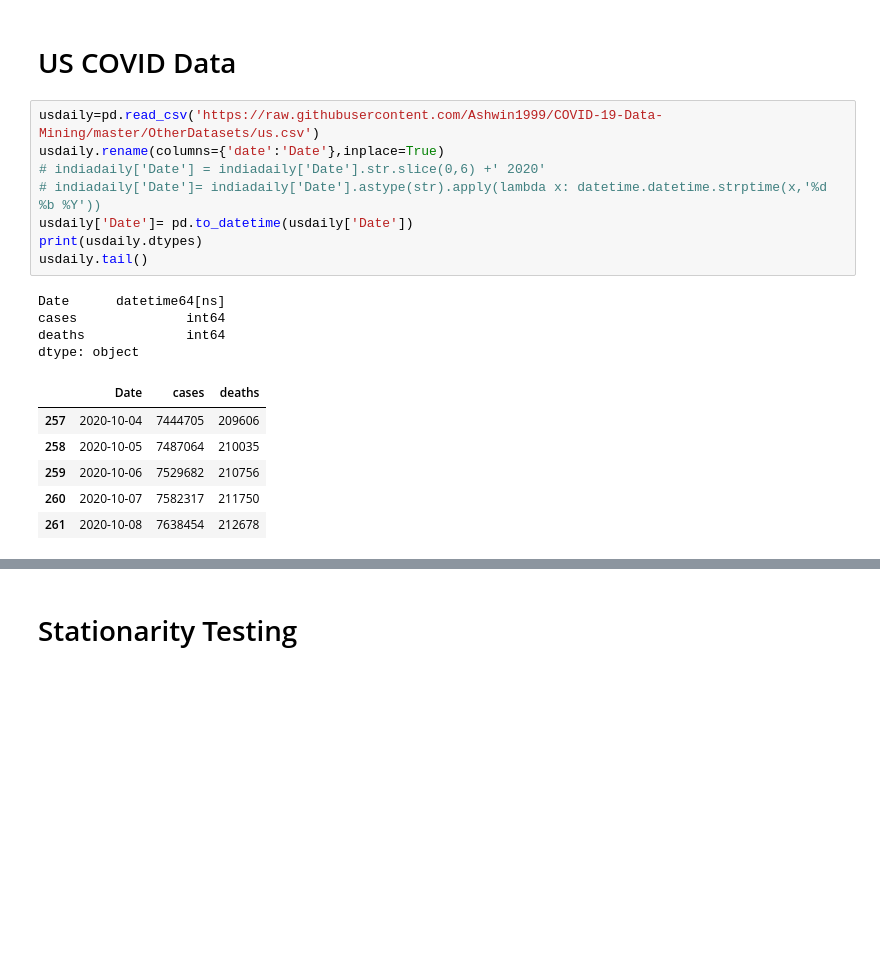
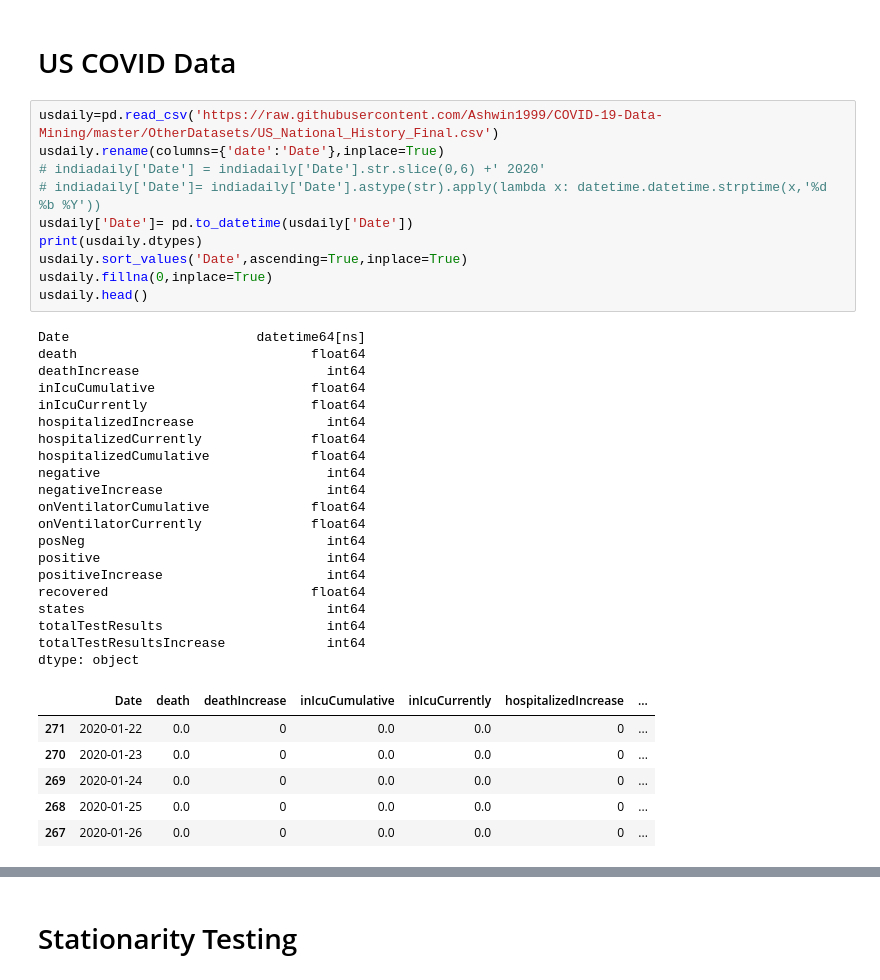
Before and after one commit to acchu99/covid-19-data-mining, a Jupyter notebook: COVID_19_Data_Mining.ipynb, the cells around one changed output, grey strips where cells are left out. Cells and saved outputs as stored; diff of their text form; blank space fills up the shorter version.

```diff
--- a/COVID_19_Data_Mining.ipynb
+++ b/COVID_19_Data_Mining.ipynb
@@ -169,21 +172,39 @@ sns.lineplot(x='Date',y='Total Samples Tested',data=indiatesting)
 # %% [markdown]
 # US COVID Data
 # %%
-usdaily=pd.read_csv('https://raw.githubusercontent.com/Ashwin1999/COVID-19-Data-Mining/master/OtherDatasets/us.csv')
+usdaily=pd.read_csv('https://raw.githubusercontent.com/Ashwin1999/COVID-19-Data-Mining/master/OtherDatasets/US_National_History_Final.csv')
 usdaily.rename(columns={'date':'Date'},inplace=True)
 # indiadaily['Date'] = indiadaily['Date'].str.slice(0,6) +' 2020'
 # indiadaily['Date']= indiadaily['Date'].astype(str).apply(lambda x: datetime.datetime.strptime(x,'%d %b %Y'))
 usdaily['Date']= pd.to_datetime(usdaily['Date'])
 print(usdaily.dtypes)
-usdaily.tail()
+usdaily.sort_values('Date',ascending=True,inplace=True)
+usdaily.fillna(0,inplace=True)
+usdaily.head()
 # %% [output]
-Date      datetime64[ns]
-cases              int64
-deaths             int64
+Date                        datetime64[ns]
+death                              float64
+deathIncrease                        int64
+inIcuCumulative                    float64
+inIcuCurrently                     float64
+hospitalizedIncrease                 int64
+hospitalizedCurrently              float64
+hospitalizedCumulative             float64
+negative                             int64
+negativeIncrease                     int64
+onVentilatorCumulative             float64
+onVentilatorCurrently              float64
+posNeg                               int64
+positive                             int64
+positiveIncrease                     int64
+recovered                          float64
+states                               int64
+totalTestResults                     int64
+totalTestResultsIncrease             int64
 dtype: object
-|  | Date | cases | deaths |
-| 257 | 2020-10-04 | 7444705 | 209606 |
-| 258 | 2020-10-05 | 7487064 | 210035 |
-| 259 | 2020-10-06 | 7529682 | 210756 |
-| 260 | 2020-10-07 | 7582317 | 211750 |
-| 261 | 2020-10-08 | 7638454 | 212678 |
+|  | Date | death | deathIncrease | inIcuCumulative | inIcuCurrently | hospitalizedIncrease | ... |
+| 271 | 2020-01-22 | 0.0 | 0 | 0.0 | 0.0 | 0 | ... |
+| 270 | 2020-01-23 | 0.0 | 0 | 0.0 | 0.0 | 0 | ... |
+| 269 | 2020-01-24 | 0.0 | 0 | 0.0 | 0.0 | 0 | ... |
+| 268 | 2020-01-25 | 0.0 | 0 | 0.0 | 0.0 | 0 | ... |
+| 267 | 2020-01-26 | 0.0 | 0 | 0.0 | 0.0 | 0 | ... |
```
Also changed, not shown: parts of 21 cells of this notebook.
